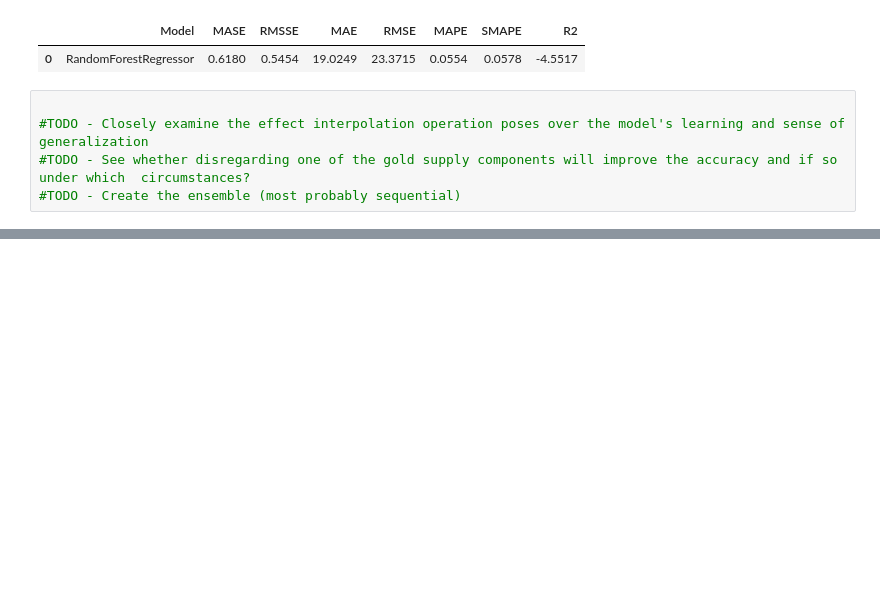
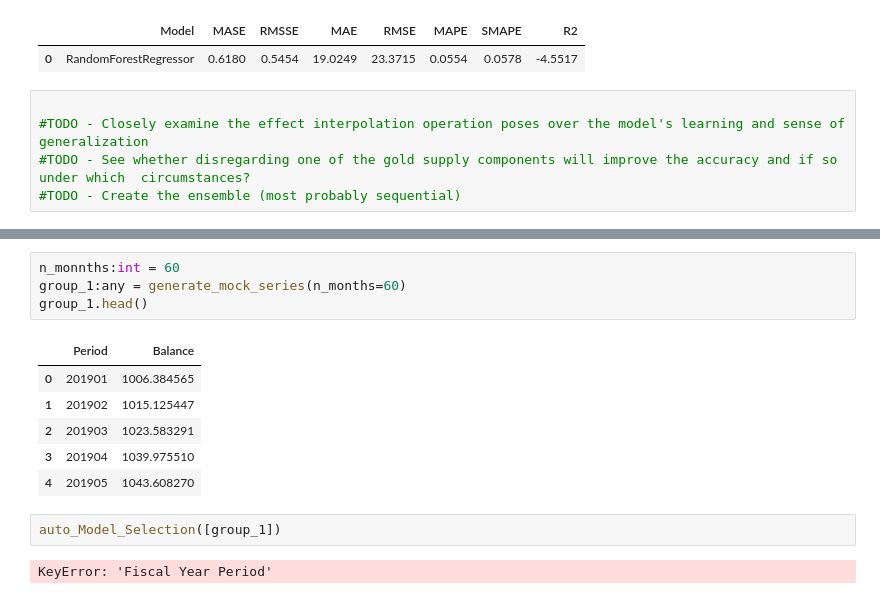
Before and after one commit to ShiyiU/HTTStockIndustryRankingTool, a Jupyter notebook: Gold and Silver/EDA.ipynb, the cells around one changed output, grey strips where cells are left out. Cells and saved outputs as stored; diff of their text form; blank space fills up the shorter version.

Commit message:
<Minor> add test for the latet automatic_Model_Selection

```diff
--- a/Gold and Silver/EDA.ipynb
+++ b/Gold and Silver/EDA.ipynb
@@ -383,0 +394,15 @@ model.plot_model(_best[0])
+# %%
+n_monnths:int = 60
+group_1:any = generate_mock_series(n_months=60)
+group_1.head()
+# %% [output]
+|  | Period | Balance |
+| 0 | 201901 | 1006.384565 |
+| 1 | 201902 | 1015.125447 |
+| 2 | 201903 | 1023.583291 |
+| 3 | 201904 | 1039.975510 |
+| 4 | 201905 | 1043.608270 |
+# %%
+auto_Model_Selection([group_1])
+# %% [output]
+KeyError: 'Fiscal Year Period'
```
Also changed, not shown: parts of 4 cells of this notebook.
